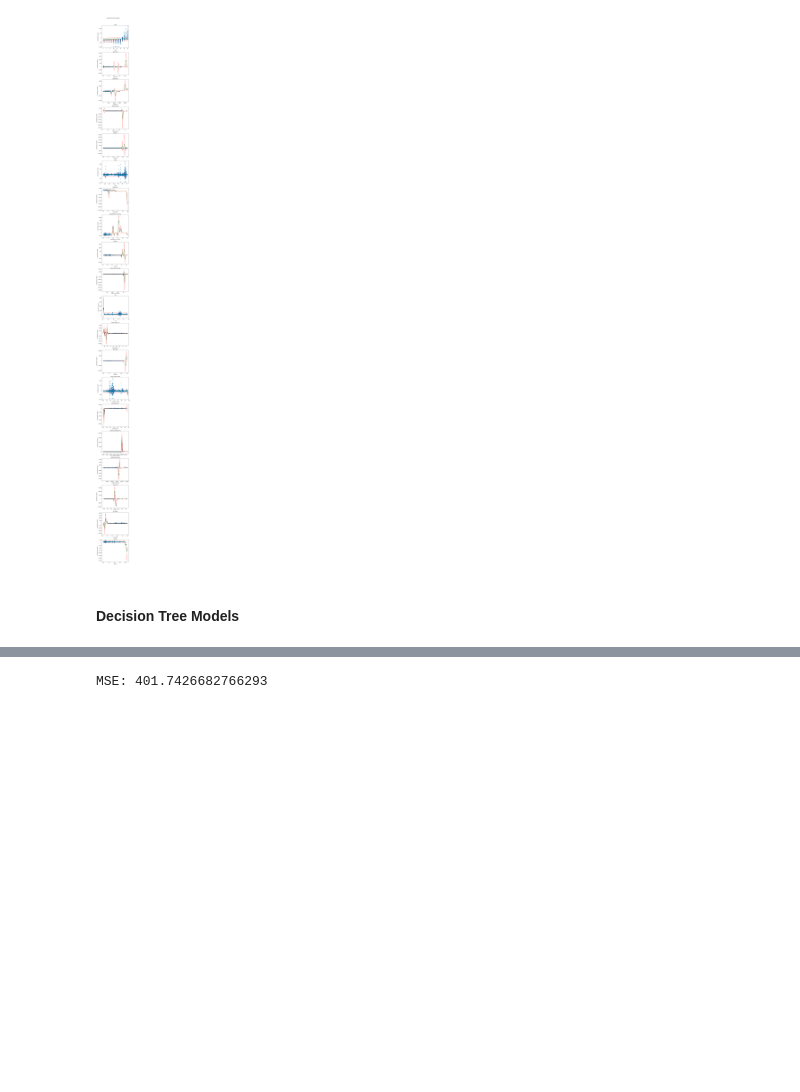
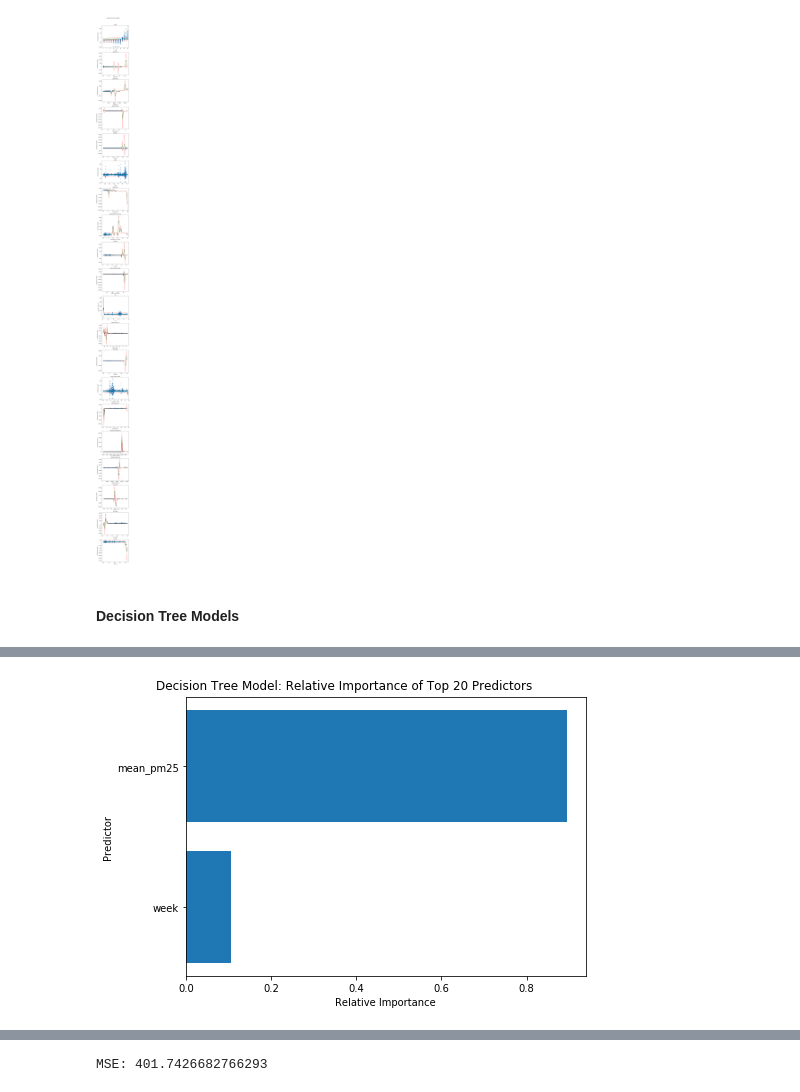
Before and after one commit to CS109b-Team37/Pollution-Prediction, a Jupyter notebook: analyses/prediction_models_testing.ipynb, the cells around one changed output, grey strips where cells are left out. Cells and saved outputs as stored; diff of their text form; code cells hidden in the pictures; blank space fills up the shorter version.

```diff
--- a/analyses/prediction_models_testing.ipynb
+++ b/analyses/prediction_models_testing.ipynb
@@ -639,3 +754,30 @@ MSE: 1822.811001034024
+# %%
+# variable importance plot
+
+# tree: top 20 predictors
+tree_top = pd.DataFrame(model_1.feature_importances_,
+                                  index = predictors_1,
+                                  columns = ['importance']).sort_values('importance', ascending = False)
+tree_top['predictor'] = tree_top.index
+
+# plot variable importance
+fig, ax = plt.subplots(1, 1, figsize = (7,5))
+
+# tree20 plot
+y_pos = np.arange(2)
+ax.barh(y_pos, tree_top.importance)
+ax.set_yticks(y_pos)
+ax.set_yticklabels(tree_top.predictor, fontsize = 10)
+ax.tick_params(labelsize=10)
+ax.invert_yaxis()  # labels read top-to-bottom
+ax.set_xlabel('Relative Importance', fontsize = 10)
+ax.set_ylabel('Predictor', fontsize = 10)
+
+fig.suptitle('Decision Tree Model: Relative Importance of Top 20 Predictors', fontsize = 12);
+# fig.tight_layout()
+fig.tight_layout(rect = [0, 0.04, 1, 0.96])
+# %% [output]
+[figure, added]
 # %%
 # get the vectors to analyze cross validation scores using function
 cvmeans, cvstds, train_scores = calc_meanstd(X_train[predictors_2], X_train.deaths, depths)
```
Also changed, not shown: parts of 55 cells of this notebook.
